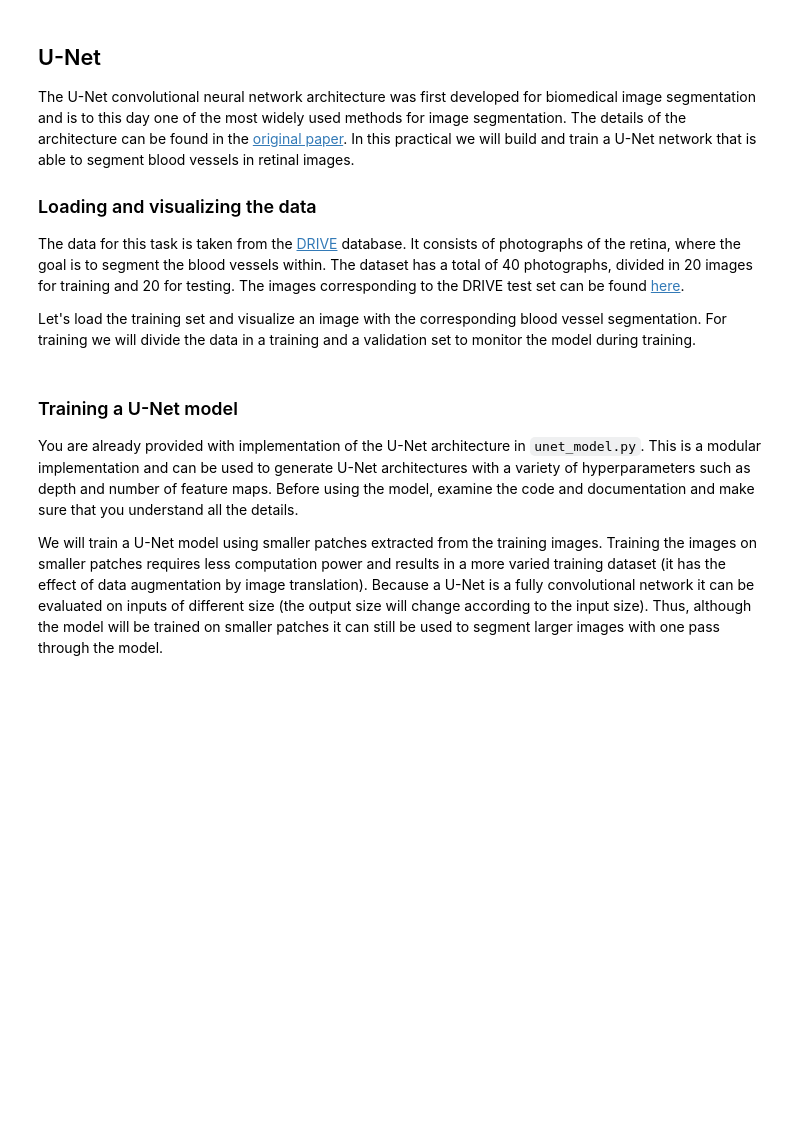
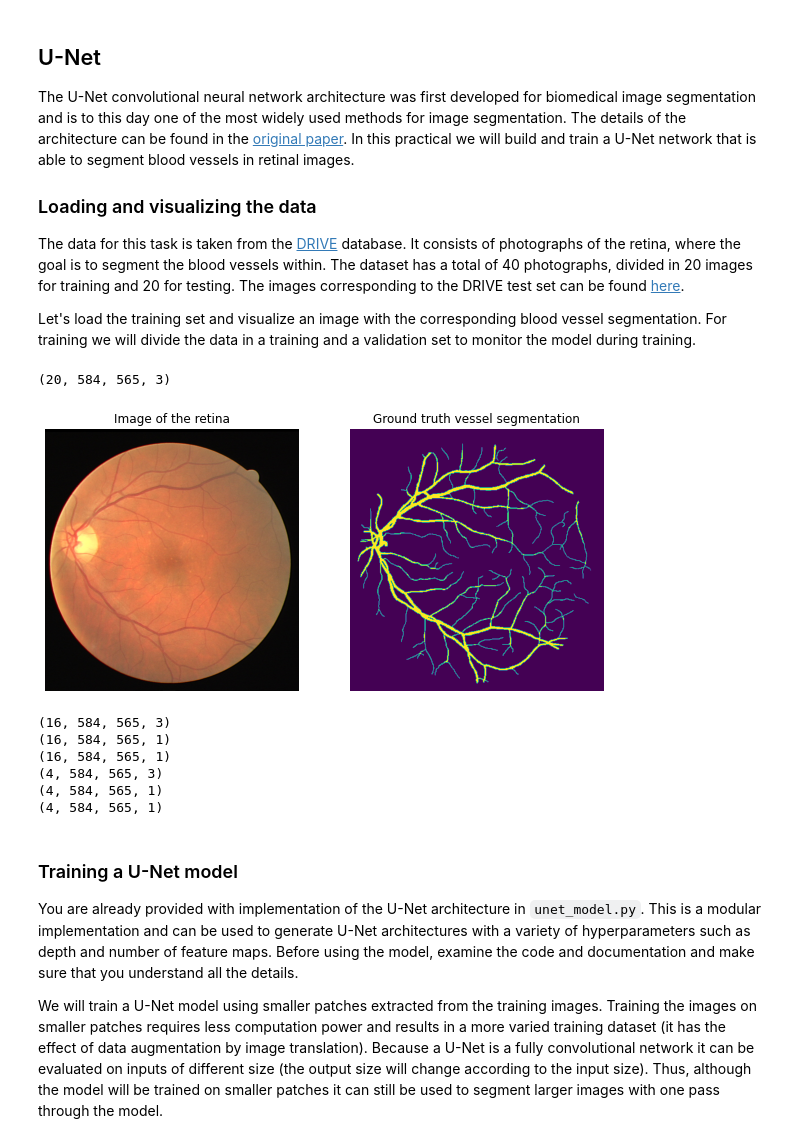
Before and after one commit to bram-boerenkamp/8dm50-machine-learning-master, a Jupyter notebook: practicals/week_4.ipynb, the cells around one changed output. Cells and saved outputs as stored; diff of their text form; code cells hidden in the pictures; blank space fills up the shorter version.

```diff
--- a/practicals/week_4.ipynb
+++ b/practicals/week_4.ipynb
@@ -109,41 +142,52 @@ import numpy as np
 import matplotlib.pyplot as plt
 from sklearn.model_selection import train_test_split
 from glob import glob
+import sys
+sys.path.append('code/')
 from unet_utils import load_data
 
 # location of the DRIVE dataset
-data_folder = '<<<<< CHANGE ME TO THE CORRECT FOLDER >>>>>'
+data_folder = 'C:/Users/20192122/OneDrive - TU Eindhoven/Master/Vakken/2024-2025/Kwartiel 1/8DM50 Machine learning in medical imaging and biology/Code/8dm50-machine-learning-master/practicals/data/DRIVE/'
 train_paths = glob(data_folder + 'training/images/*.tif')
 images, masks, segmentations = load_data(train_paths)
 
 # print the shape of image dataset
 print(images.shape)
 
 plt.figure(figsize=(10, 8))
 
 plt.subplot(1, 2, 1)
 plt.title("Image of the retina")
 plt.axis('off')
 plt.imshow(images[0])
 
 plt.subplot(1, 2, 2)
 plt.title("Ground truth vessel segmentation")
 plt.axis('off')
 plt.imshow(segmentations[0][:, :, 0])
 
 plt.show()
 
 # divide in training and validation
 train_images, val_images, train_masks, val_masks, train_segmentations, val_segmentations = train_test_split(
     images, masks, segmentations, test_size=0.2, random_state=7)
 
 # print the shape of the training and valudation datasets
 print(train_images.shape)
 print(train_masks.shape)
 print(train_segmentations.shape)
 print(val_images.shape)
 print(val_masks.shape)
 print(val_segmentations.shape)
+# %% [output]
+(20, 584, 565, 3)
+[figure, added]
+(16, 584, 565, 3)
+(16, 584, 565, 1)
+(16, 584, 565, 1)
+(4, 584, 565, 3)
+(4, 584, 565, 1)
+(4, 584, 565, 1)
 # %% [markdown]
 ### Training a U-Net model
 
```
Also changed, not shown: parts of 16 cells of this notebook, 1 other file.
